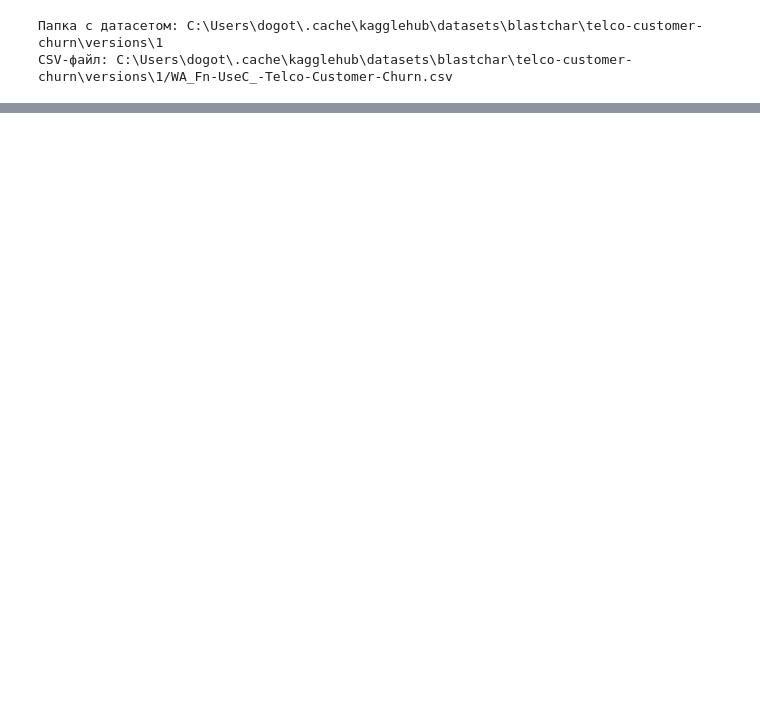
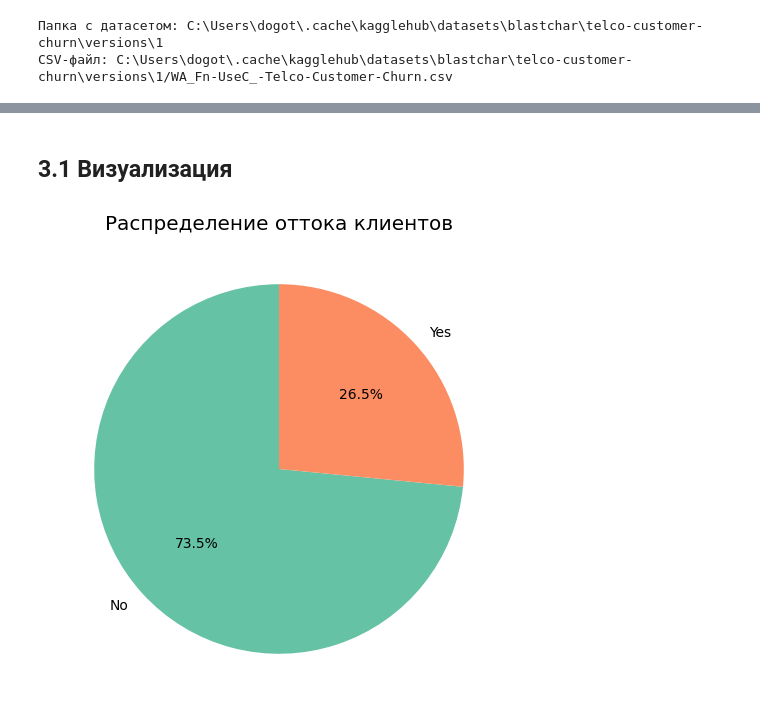
Before and after one commit to DgtrDN/diplom, a Jupyter notebook: diplom_telco_customer.ipynb, the cells around one changed output, grey strips where cells are left out. Cells and saved outputs as stored; diff of their text form; code cells hidden in the pictures; blank space fills up the shorter version.

Commit message:
EDA, visualization

```diff
--- a/diplom_telco_customer.ipynb
+++ b/diplom_telco_customer.ipynb
@@ -104,0 +98,4 @@ CSV-файл: C:\Users\dogot\.cache\kagglehub\datasets\blastchar\telco-customer-
+# %%
+# Преобразование TotalCharges в числовой формат.
+# Пробелы будут заменены на NaN.
+df['TotalCharges'] = pd.to_numeric(df['TotalCharges'], errors='coerce')
@@ -104,0 +134,3 @@ CSV-файл: C:\Users\dogot\.cache\kagglehub\datasets\blastchar\telco-customer-
+# %%
+# Заполняю пропущенные значения (возникшие из-за пустых строк) медианой
+df['TotalCharges'].fillna(df['TotalCharges'].median(), inplace=True)
@@ -104,0 +139,11 @@ CSV-файл: C:\Users\dogot\.cache\kagglehub\datasets\blastchar\telco-customer-
+# %% [markdown]
+## 3.1 Визуализация
+# %%
+# Анализ целевой переменной
+plt.figure(figsize=(6, 6))
+churn_counts = df['Churn'].value_counts()
+plt.pie(churn_counts, labels=churn_counts.index, autopct='%1.1f%%', startangle=90)
+plt.title('Распределение оттока клиентов')
+plt.show()
+# %% [output]
+[figure, added]
```
Also changed, not shown: parts of 14 cells of this notebook.
